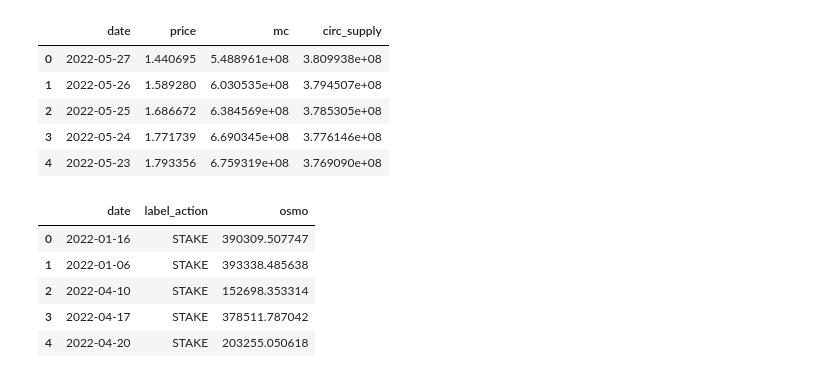
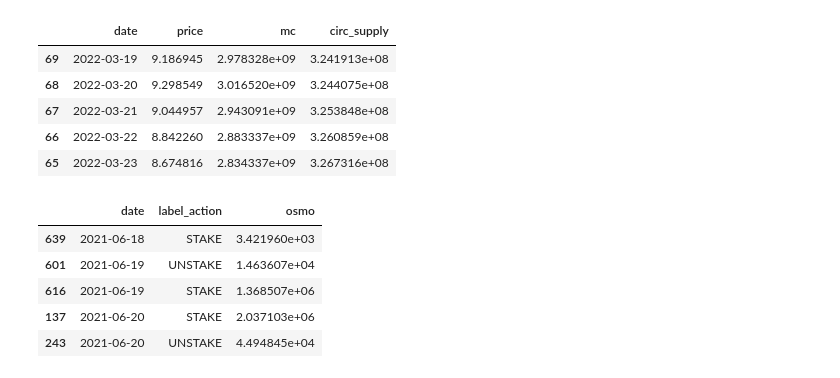
Before and after one commit to MeiLiing/flipside_bounties, a Jupyter notebook: osmosis_bounties/osmosis.ipynb, the cells around one changed output. Drawn from its saved outputs; the diff is of its cells as text; code cells hidden in the pictures.

```diff
--- a/osmosis_bounties/osmosis.ipynb
+++ b/osmosis_bounties/osmosis.ipynb
@@ -40,24 +40,27 @@ for date in date_range:
         cgk_mk_data['mc'].append(None)
         cgk_mk_data['circ_supply'].append(None)
 # %%
-df_cgk = pd.DataFrame(data=cgk_mk_data)
+df_cgk = pd.DataFrame(data=cgk_mk_data)\
+    .dropna(axis=0, how='any')
 df_cgk.date = pd.to_datetime(df_cgk.date, format='%d-%m-%Y')
+df_cgk.sort_values(by='date', ascending=True, inplace=True)
 df_cgk.head()
 # %% [output]
 |  | date | price | mc | circ_supply |
-| 0 | 2022-05-27 | 1.440695 | 5.488961e+08 | 3.809938e+08 |
-| 1 | 2022-05-26 | 1.589280 | 6.030535e+08 | 3.794507e+08 |
-| 2 | 2022-05-25 | 1.686672 | 6.384569e+08 | 3.785305e+08 |
-| 3 | 2022-05-24 | 1.771739 | 6.690345e+08 | 3.776146e+08 |
-| 4 | 2022-05-23 | 1.793356 | 6.759319e+08 | 3.769090e+08 |
+| 69 | 2022-03-19 | 9.186945 | 2.978328e+09 | 3.241913e+08 |
+| 68 | 2022-03-20 | 9.298549 | 3.016520e+09 | 3.244075e+08 |
+| 67 | 2022-03-21 | 9.044957 | 2.943091e+09 | 3.253848e+08 |
+| 66 | 2022-03-22 | 8.842260 | 2.883337e+09 | 3.260859e+08 |
+| 65 | 2022-03-23 | 8.674816 | 2.834337e+09 | 3.267316e+08 |
 # %%
-df_flip = pd.read_json('https://node-api.flipsidecrypto.com/api/v2/queries/eb582ce9-3ade-46fe-b1d4-610c39ab82eb/data/latest')
+df_flip = pd.read_json('https://node-api.flipsidecrypto.com/api/v2/queries/eb582ce9-3ade-46fe-b1d4-610c39ab82eb/data/latest')\
+    .sort_values(by='DATE', ascending=True)
 df_flip.columns = df_flip.columns.str.lower()
 df_flip.head()
 # %% [output]
 |  | date | label_action | osmo |
-| 0 | 2022-01-16 | STAKE | 390309.507747 |
-| 1 | 2022-01-06 | STAKE | 393338.485638 |
-| 2 | 2022-04-10 | STAKE | 152698.353314 |
-| 3 | 2022-04-17 | STAKE | 378511.787042 |
-| 4 | 2022-04-20 | STAKE | 203255.050618 |
+| 639 | 2021-06-18 | STAKE | 3.421960e+03 |
+| 601 | 2021-06-19 | UNSTAKE | 1.463607e+04 |
+| 616 | 2021-06-19 | STAKE | 1.368507e+06 |
+| 137 | 2021-06-20 | STAKE | 2.037103e+06 |
+| 243 | 2021-06-20 | UNSTAKE | 4.494845e+04 |
```
Also changed, not shown: parts of 10 cells of this notebook.
